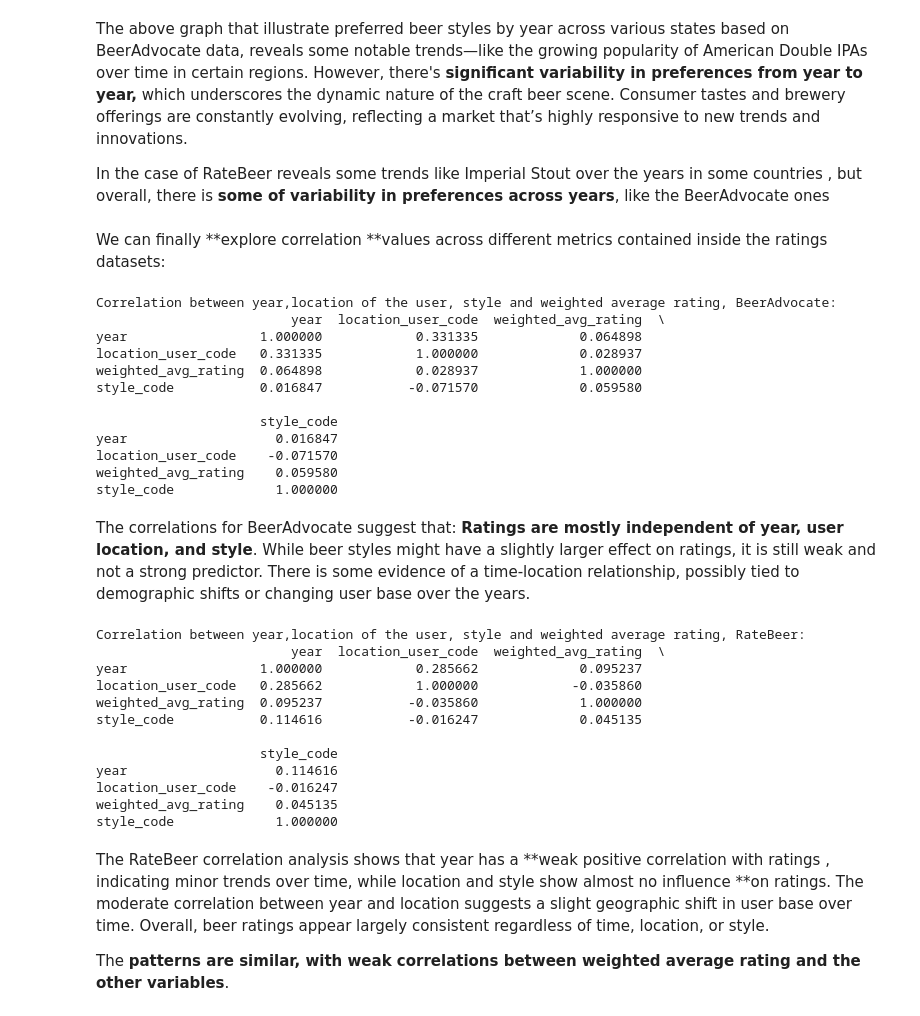
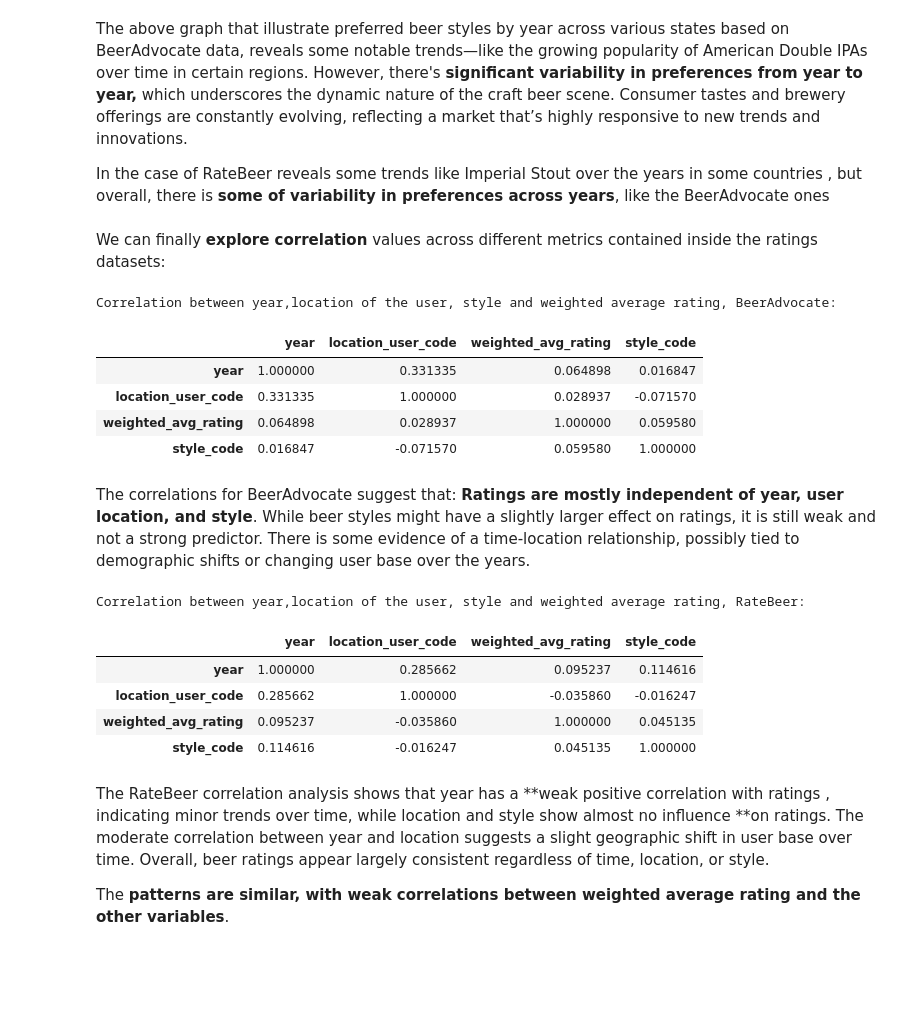
Before and after one commit to epfl-ada/ada-2024-project-mediterranean, a Jupyter notebook: results.ipynb, the cells around one changed output. Cells and saved outputs as stored; diff of their text form; code cells hidden in the pictures; blank space fills up the shorter version.

```diff
--- a/results.ipynb
+++ b/results.ipynb
@@ -718,37 +718,31 @@ The above graph that illustrate preferred beer styles by year across various sta
 
 In the case of RateBeer reveals some trends like Imperial Stout over the years in some countries , but overall, there is **some of variability in preferences across years**, like the BeerAdvocate ones
 # %% [markdown]
-We can finally **explore correlation **values across different metrics contained inside the ratings datasets:
+We can finally **explore correlation** values across different metrics contained inside the ratings datasets:
 # %%
 review_counts_y_ba = ratings_BA.groupby(['beer_id']).size().reset_index(name='review_count')
 
 reviews_with_counts_y_ba= pd.merge(ratings_BA, review_counts_y_ba, on=['beer_id'])
 
 filtered_reviews_y_ba = reviews_with_counts_y_ba[reviews_with_counts_y_ba['review_count'] >= 5]
 
 weighted_avg_year_ba = filtered_reviews_y_ba.groupby(['year','style', 'location_user']).apply(
     lambda x: (x['rating'] * x['review_count']).sum() / x['review_count'].sum()
 ).reset_index(name='weighted_avg_rating')
 
 weighted_avg_year_ba['location_user_code'] = pd.factorize(weighted_avg_year_ba['location_user'])[0]
 weighted_avg_year_ba['style_code'] = pd.factorize(weighted_avg_year_ba['style'])[0]
 
 correlation_year_score_ba= weighted_avg_year_ba[['year', 'location_user_code', 'weighted_avg_rating','style_code']].corr()
 print("Correlation between year,location of the user, style and weighted average rating, BeerAdvocate:")
-print(correlation_year_score_ba)
+correlation_year_score_ba.head()
 # %% [output]
 Correlation between year,location of the user, style and weighted average rating, BeerAdvocate:
-                         year  location_user_code  weighted_avg_rating  \
-year                 1.000000            0.331335             0.064898
-location_user_code   0.331335            1.000000             0.028937
-weighted_avg_rating  0.064898            0.028937             1.000000
-style_code           0.016847           -0.071570             0.059580
-
-                     style_code
-year                   0.016847
-location_user_code    -0.071570
-weighted_avg_rating    0.059580
-style_code             1.000000
+|  | year | location_user_code | weighted_avg_rating | style_code |
+| year | 1.000000 | 0.331335 | 0.064898 | 0.016847 |
+| location_user_code | 0.331335 | 1.000000 | 0.028937 | -0.071570 |
+| weighted_avg_rating | 0.064898 | 0.028937 | 1.000000 | 0.059580 |
+| style_code | 0.016847 | -0.071570 | 0.059580 | 1.000000 |
 # %% [markdown]
 The correlations for BeerAdvocate suggest that: **Ratings are mostly independent of year, user location, and style**. While beer styles might have a slightly larger effect on ratings, it is still weak and not a strong predictor. There is some evidence of a time-location relationship, possibly tied to demographic shifts or changing user base over the years.
 # %%
@@ -773,20 +767,14 @@ weighted_avg_year_rb['style_code'] = pd.factorize(weighted_avg_year_rb['style'])
 correlation_year_score_rb= weighted_avg_year_rb[['year', 'location_user_code', 'weighted_avg_rating','style_code']].corr()
 
 print("Correlation between year,location of the user, style and weighted average rating, RateBeer:")
-print(correlation_year_score_rb)
+correlation_year_score_rb.head()
 # %% [output]
 Correlation between year,location of the user, style and weighted average rating, RateBeer:
-                         year  location_user_code  weighted_avg_rating  \
-year                 1.000000            0.285662             0.095237
-location_user_code   0.285662            1.000000            -0.035860
-weighted_avg_rating  0.095237           -0.035860             1.000000
-style_code           0.114616           -0.016247             0.045135
-
-                     style_code
-year                   0.114616
-location_user_code    -0.016247
-weighted_avg_rating    0.045135
-style_code             1.000000
+|  | year | location_user_code | weighted_avg_rating | style_code |
+| year | 1.000000 | 0.285662 | 0.095237 | 0.114616 |
+| location_user_code | 0.285662 | 1.000000 | -0.035860 | -0.016247 |
+| weighted_avg_rating | 0.095237 | -0.035860 | 1.000000 | 0.045135 |
+| style_code | 0.114616 | -0.016247 | 0.045135 | 1.000000 |
 # %% [markdown]
 The RateBeer correlation analysis shows that year has a **weak positive correlation with ratings , indicating minor trends over time, while location and style show almost no influence **on ratings. The moderate correlation between year and location suggests a slight geographic shift in user base over time. Overall, beer ratings appear largely consistent regardless of time, location, or style.
 
```
Also changed, not shown: parts of 6 cells of this notebook.
